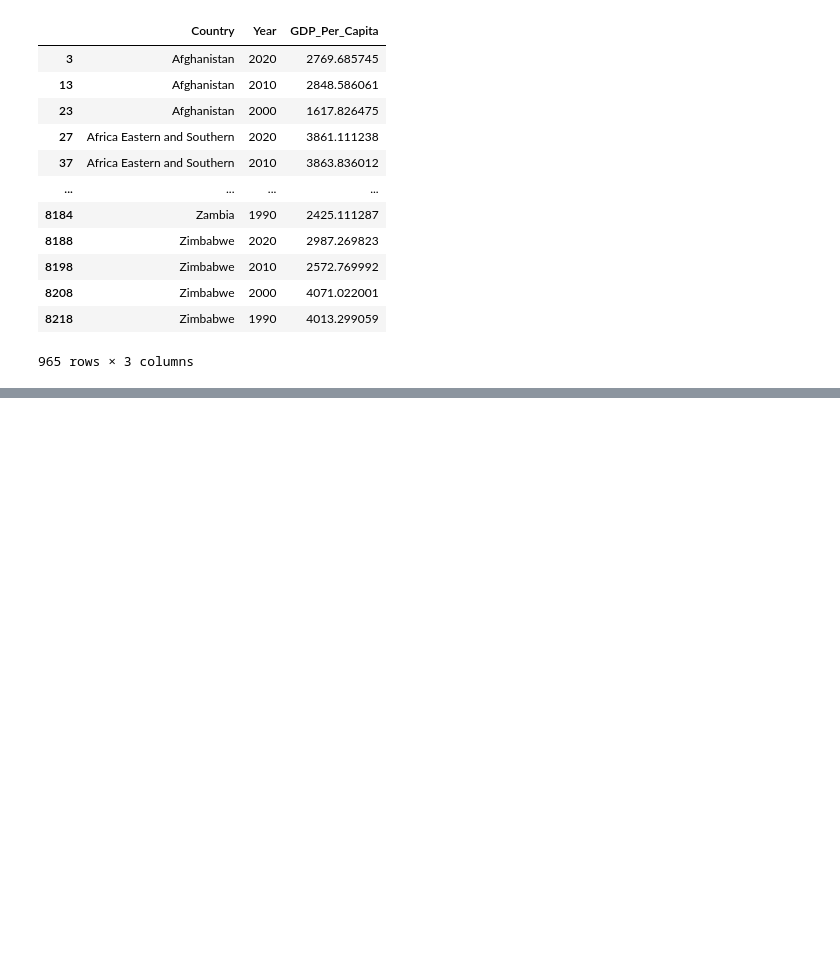
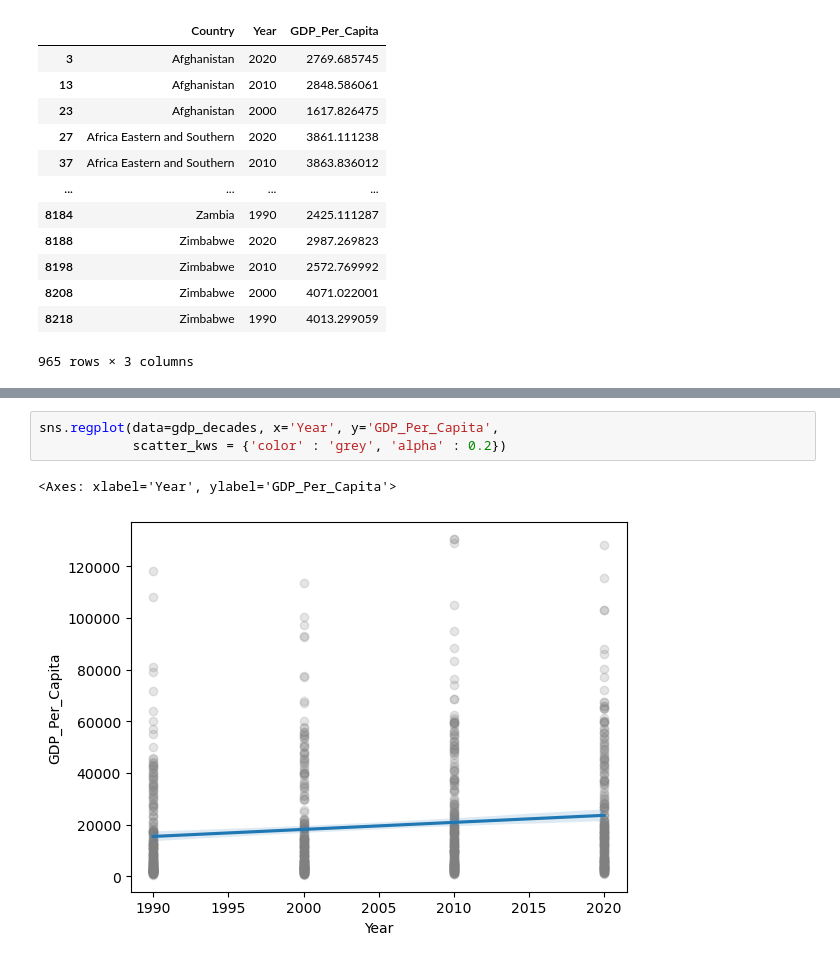
Before and after one commit to NSS-Full-Time-Data-Analytics-16/un-project-shultzcg, a Jupyter notebook: notebooks/un_data_project.ipynb, the cells around one changed output, grey strips where cells are left out. Saved outputs shown, nothing was run; the diff lists cells and outputs as text; blank space fills up the shorter version.

```diff
--- a/notebooks/un_data_project.ipynb
+++ b/notebooks/un_data_project.ipynb
@@ -169,0 +183,6 @@ gdp_decades
+# %%
+sns.regplot(data=gdp_decades, x='Year', y='GDP_Per_Capita',
+            scatter_kws = {'color' : 'grey', 'alpha' : 0.2})
+# %% [output]
+<Axes: xlabel='Year', ylabel='GDP_Per_Capita'>
+[figure, added]
```
Also changed, not shown: parts of 29 cells of this notebook.
